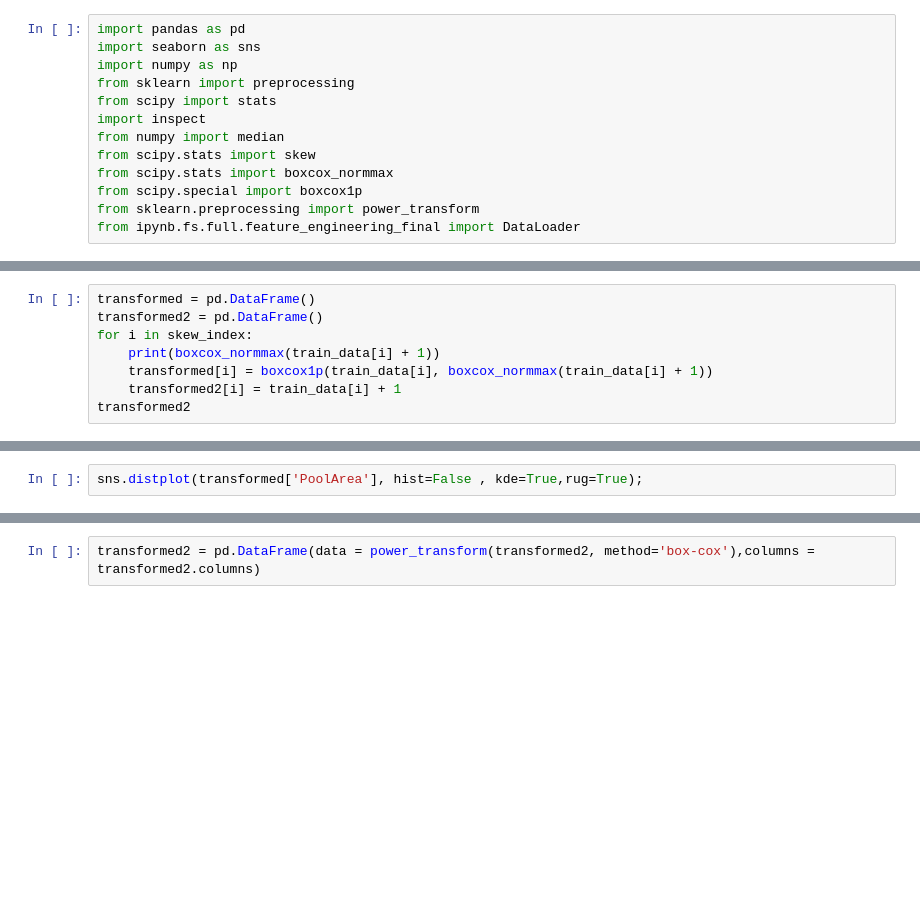
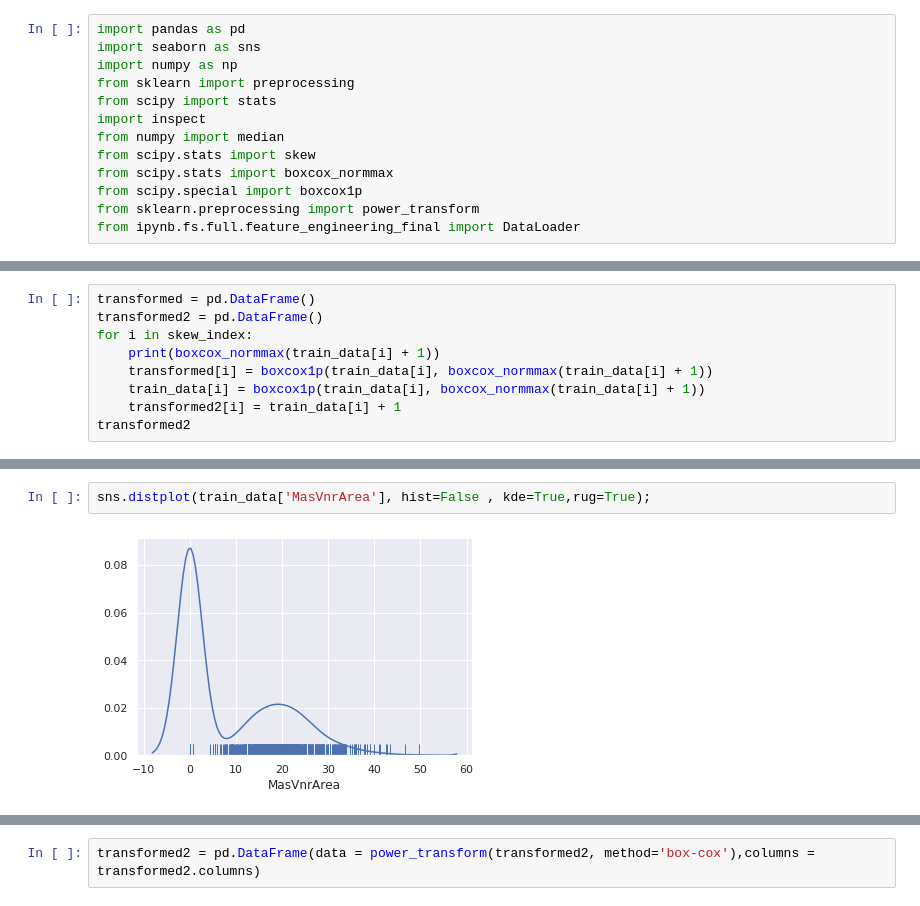
Before and after one commit to ViktorTarasenko/housepricing, a Jupyter notebook: feature_skewness.ipynb, the cells around one changed output, grey strips where cells are left out. Cells and saved outputs as stored; diff of their text form; blank space fills up the shorter version.

```diff
--- a/feature_skewness.ipynb
+++ b/feature_skewness.ipynb
@@ -35,5 +56,6 @@ transformed2 = pd.DataFrame()
 for i in skew_index:
     print(boxcox_normmax(train_data[i] + 1))
     transformed[i] = boxcox1p(train_data[i], boxcox_normmax(train_data[i] + 1))
+    train_data[i] = boxcox1p(train_data[i], boxcox_normmax(train_data[i] + 1))
     transformed2[i] = train_data[i] + 1
 transformed2
@@ -40,2 +106,4 @@ transformed2
 # %%
-sns.distplot(transformed['PoolArea'], hist=False , kde=True,rug=True);
+sns.distplot(train_data['MasVnrArea'], hist=False , kde=True,rug=True);
+# %% [output]
+[figure, added]
```
Also changed, not shown: parts of 5 cells of this notebook, 5 other files.
